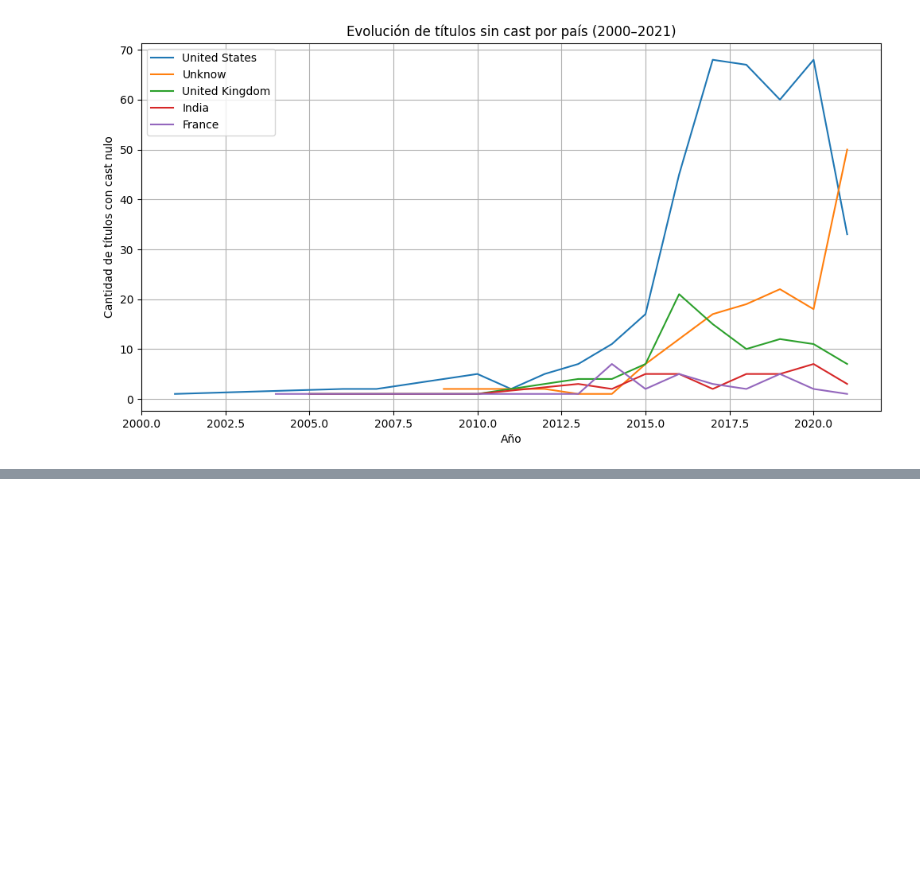
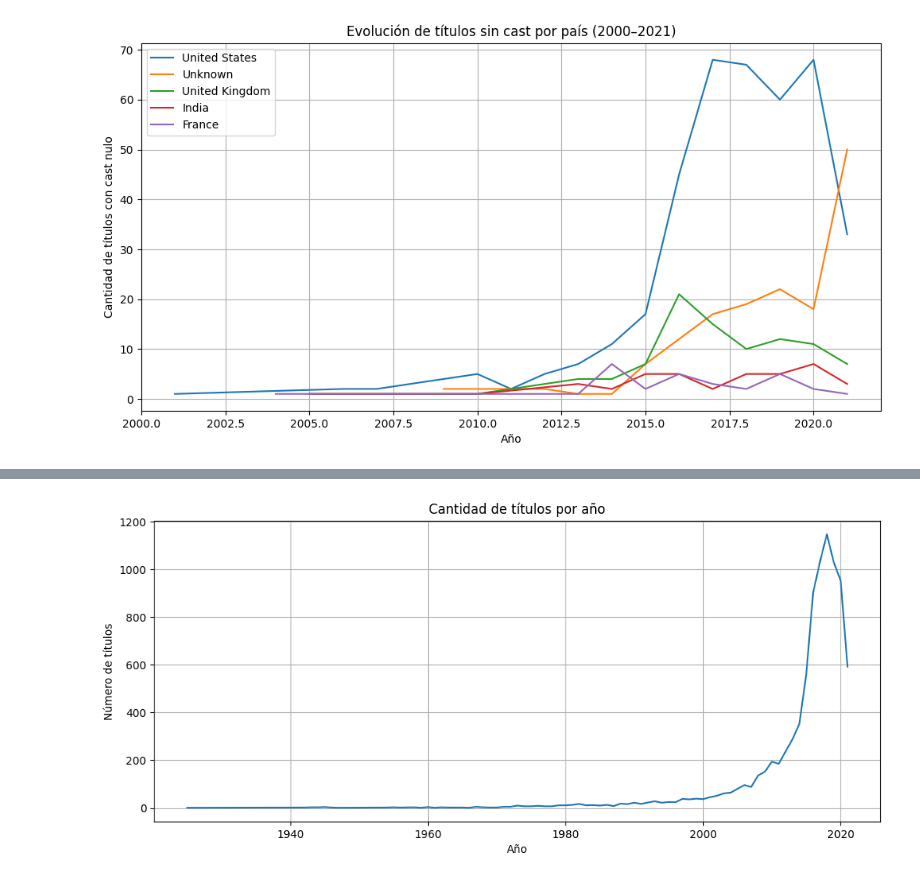
Before and after one commit to Cristhian-Velez/Netflix-analysis, a Jupyter notebook: data.ipynb, the cells around one changed output, grey strips where cells are left out. Saved outputs shown, nothing was run; the diff lists cells and outputs as text; code cells hidden in the pictures; blank space fills up the shorter version.

```diff
--- a/data.ipynb
+++ b/data.ipynb
@@ -276,0 +329,12 @@ plt.show()
+# %%
+titles_year = df.groupby("release_year").size()
+
+plt.figure(figsize=(12,5))
+plt.plot(titles_year.index, titles_year.values)
+plt.title("Cantidad de títulos por año")
+plt.xlabel("Año")
+plt.ylabel("Número de títulos")
+plt.grid(True)
+plt.show()
+# %% [output]
+[figure, added]
```
Also changed, not shown: parts of 20 cells of this notebook.
